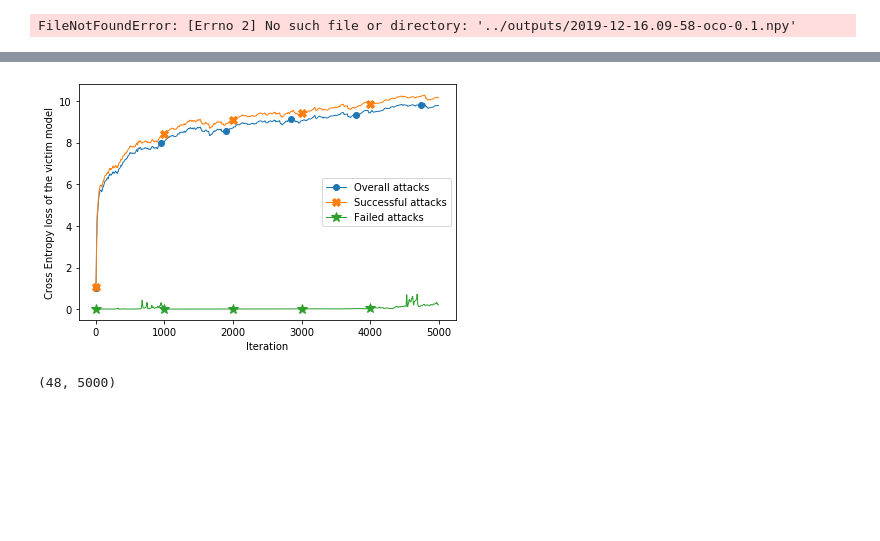
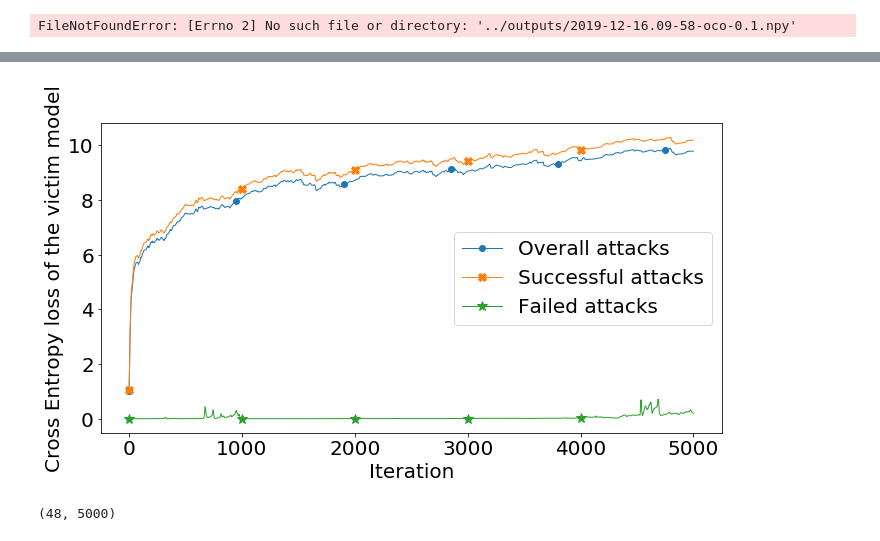
Before and after one commit to epfl-ml-reproducers/subspace-attack-reproduction, a Jupyter notebook: notebooks/experiment_analysis.ipynb, the cells around one changed output, grey strips where cells are left out. Cells and saved outputs as stored; diff of their text form; code cells hidden in the pictures; blank space fills up the shorter version.

```diff
--- a/notebooks/experiment_analysis.ipynb
+++ b/notebooks/experiment_analysis.ipynb
@@ -249,23 +255,25 @@ plt.savefig('cos_similarity.pdf')
 # %%
 losses = grad_experiment['results']['true_losses']
 successful_losses = losses[succesful_images_mask]
 failed_losses = losses[~succesful_images_mask]
 
 non_null_grad_losses = losses[~np.isnan(losses).any(axis=1)]
 non_null_successful_gradient_losses = successful_losses[~np.isnan(successful_losses).any(axis=1)]
 non_null_failed_gradient_losses = failed_losses[~np.isnan(failed_losses).any(axis=1)]
+
+plt.figure(figsize=(10, 6))
 
 plt.plot(non_null_grad_losses.mean(axis=0), label='Overall attacks', marker='.', markersize=12, markevery=950, linewidth=1)
 plt.plot(non_null_successful_gradient_losses.mean(axis=0), label='Successful attacks', marker='X', markersize=8, markevery=1000, linewidth=1)
 plt.plot(non_null_failed_gradient_losses.mean(axis=0), label='Failed attacks', marker='*', markersize=10, markevery=1000, linewidth=1)
 plt.xlabel('Iteration')
 plt.ylabel('Cross Entropy loss of the victim model')
 plt.legend()
 plt.tight_layout()
 
 plt.savefig('loss.pdf')
 # %% [output]
-[figure, old version]
+[figure, new version]
 # %%
 non_null_grad_sim.shape
 # %% [output]
```
Also changed, not shown: parts of 1 cell of this notebook, 5 other files.
